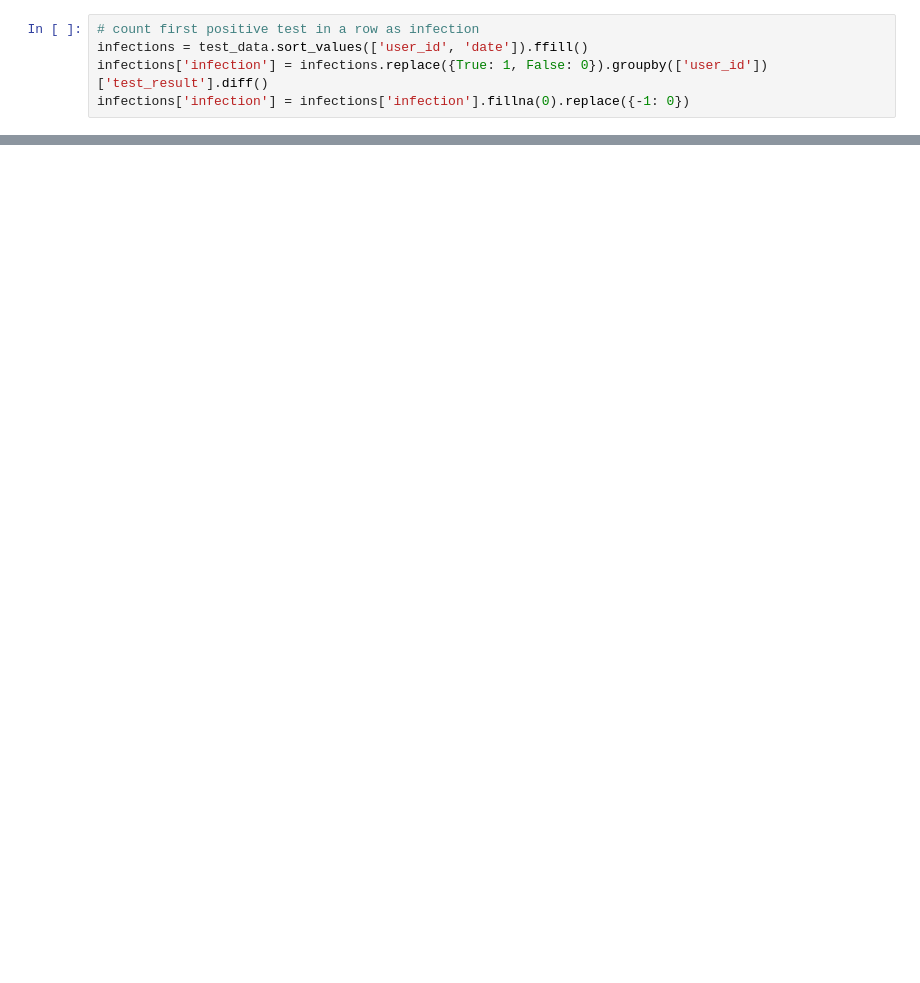
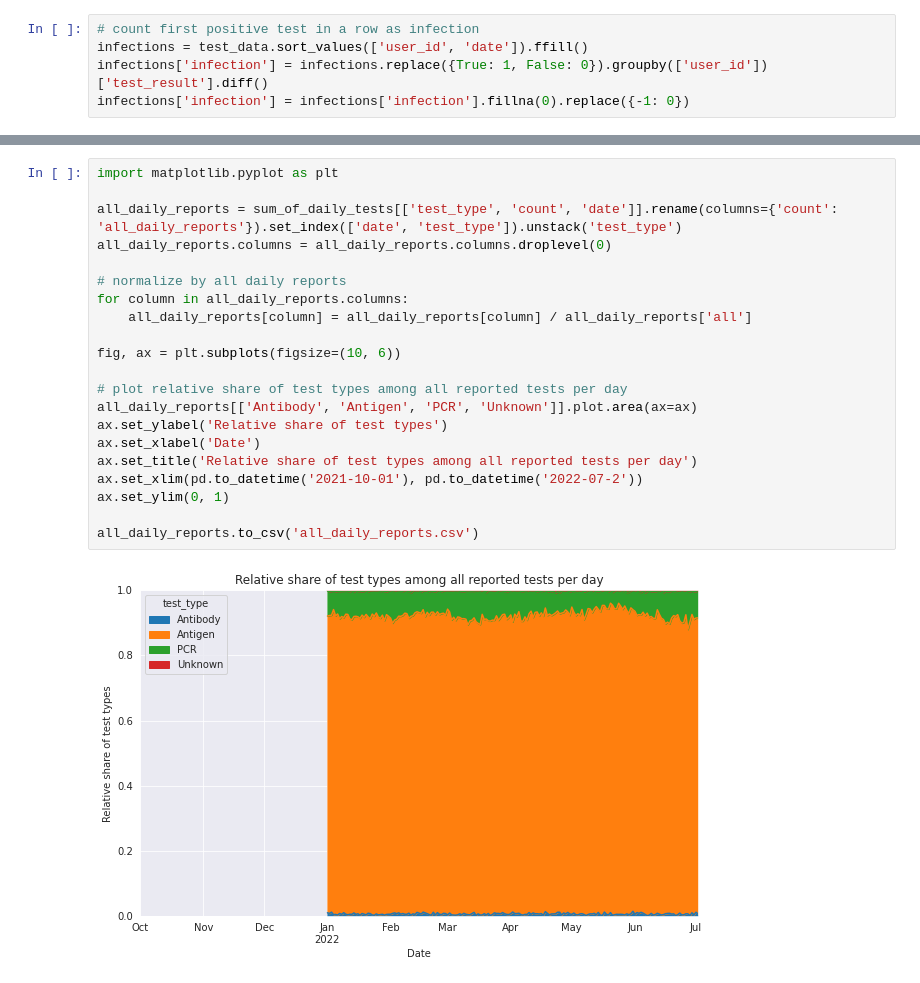
Before and after one commit to jakobkolb/ml-covid-nowcasting, a Jupyter notebook: model/reported_incidence.ipynb, the cells around one changed output, grey strips where cells are left out. Saved outputs shown, nothing was run; the diff lists cells and outputs as text; blank space fills up the shorter version.

```diff
--- a/model/reported_incidence.ipynb
+++ b/model/reported_incidence.ipynb
@@ -60,0 +173,23 @@ sum_of_daily_tests
+# %%
+import matplotlib.pyplot as plt
+
+all_daily_reports = sum_of_daily_tests[['test_type', 'count', 'date']].rename(columns={'count': 'all_daily_reports'}).set_index(['date', 'test_type']).unstack('test_type')
+all_daily_reports.columns = all_daily_reports.columns.droplevel(0)
+
+# normalize by all daily reports
+for column in all_daily_reports.columns:
+    all_daily_reports[column] = all_daily_reports[column] / all_daily_reports['all']
+
+fig, ax = plt.subplots(figsize=(10, 6))
+
+# plot relative share of test types among all reported tests per day
+all_daily_reports[['Antibody', 'Antigen', 'PCR', 'Unknown']].plot.area(ax=ax)
+ax.set_ylabel('Relative share of test types')
+ax.set_xlabel('Date')
+ax.set_title('Relative share of test types among all reported tests per day')
+ax.set_xlim(pd.to_datetime('2021-10-01'), pd.to_datetime('2022-07-2'))
+ax.set_ylim(0, 1)
+
+all_daily_reports.to_csv('all_daily_reports.csv')
+# %% [output]
+[figure, added]
```
Also changed, not shown: parts of 50 cells of this notebook, 1 other file.
